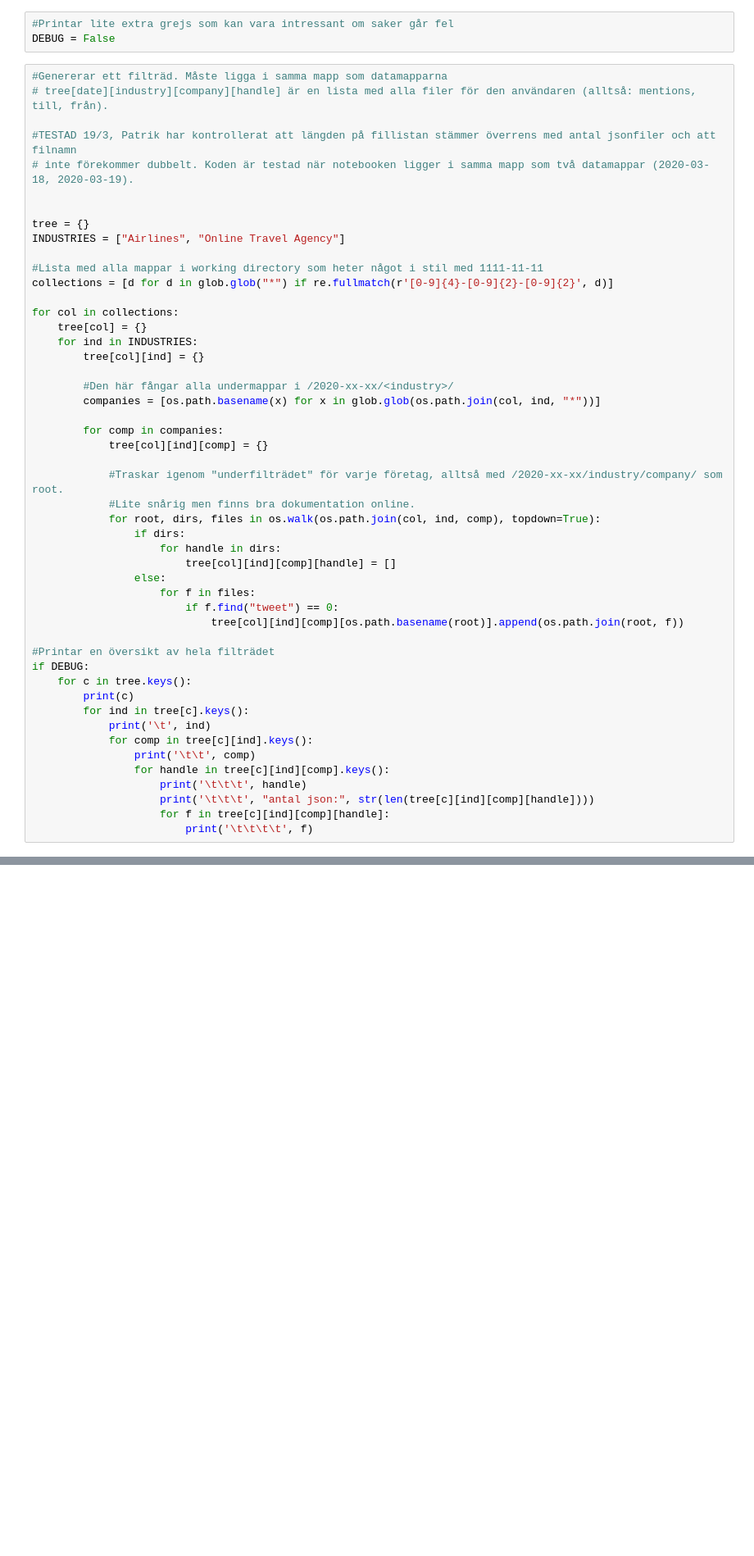
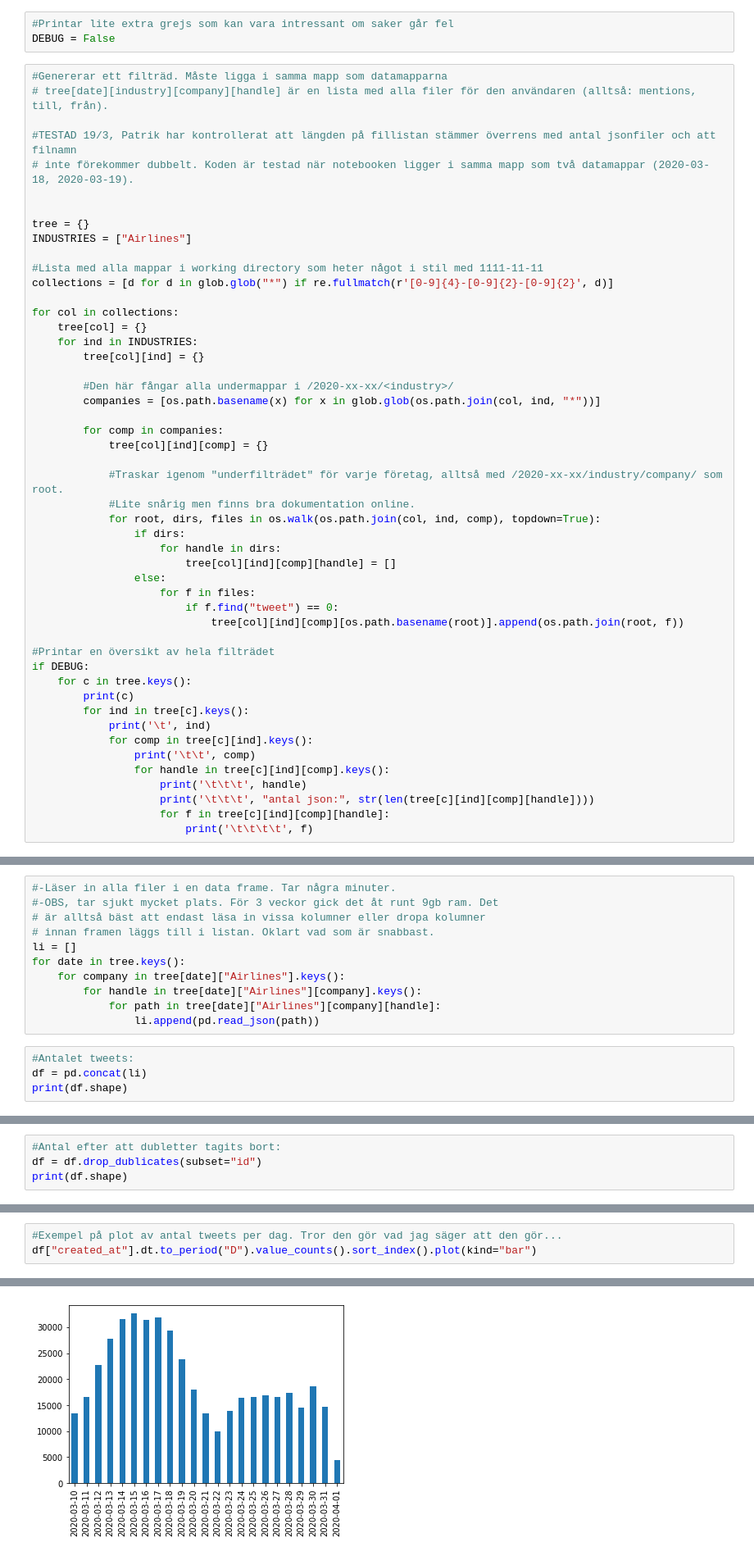
Before and after one commit to banan1994/STS-Thesis, a Jupyter notebook: testkod.ipynb, the cells around one changed output, grey strips where cells are left out. Shown: that part at 82% size. Saved outputs shown, nothing was run; the diff lists cells and outputs as text; blank space fills up the shorter version.

```diff
--- a/testkod.ipynb
+++ b/testkod.ipynb
@@ -22,7 +26,7 @@ DEBUG = False
 
 
 tree = {}
-INDUSTRIES = ["Airlines", "Online Travel Agency"]
+INDUSTRIES = ["Airlines"]
 
 #Lista med alla mappar i working directory som heter något i stil med 1111-11-11
 collections = [d for d in glob.glob("*") if re.fullmatch(r'[0-9]{4}-[0-9]{2}-[0-9]{2}', d)]
@@ -105,3 +128,18 @@ Counts:
          @HotelTonightEU 0
          @hotelsdotcom 8822
 total: 363915
+# %%
+#-Läser in alla filer i en data frame. Tar några minuter.
+#-OBS, tar sjukt mycket plats. För 3 veckor gick det åt runt 9gb ram. Det
+# är alltså bäst att endast läsa in vissa kolumner eller dropa kolumner
+# innan framen läggs till i listan. Oklart vad som är snabbast.
+li = []
+for date in tree.keys():
+    for company in tree[date]["Airlines"].keys():
+        for handle in tree[date]["Airlines"][company].keys():
+            for path in tree[date]["Airlines"][company][handle]:
+                li.append(pd.read_json(path))
+# %%
+#Antalet tweets:
+df = pd.concat(li)
+print(df.shape)
@@ -107,0 +148,4 @@ total: 363915
+# %%
+#Antal efter att dubletter tagits bort:
+df = df.drop_dublicates(subset="id")
+print(df.shape)
@@ -107,0 +154,4 @@ total: 363915
+# %%
+#Exempel på plot av antal tweets per dag. Tror den gör vad jag säger att den gör...
+df["created_at"].dt.to_period("D").value_counts().sort_index().plot(kind="bar")
+# %% [output]
@@ -107,0 +159 @@ total: 363915
+[figure, added]
```
Also changed, not shown: parts of 7 cells of this notebook.
